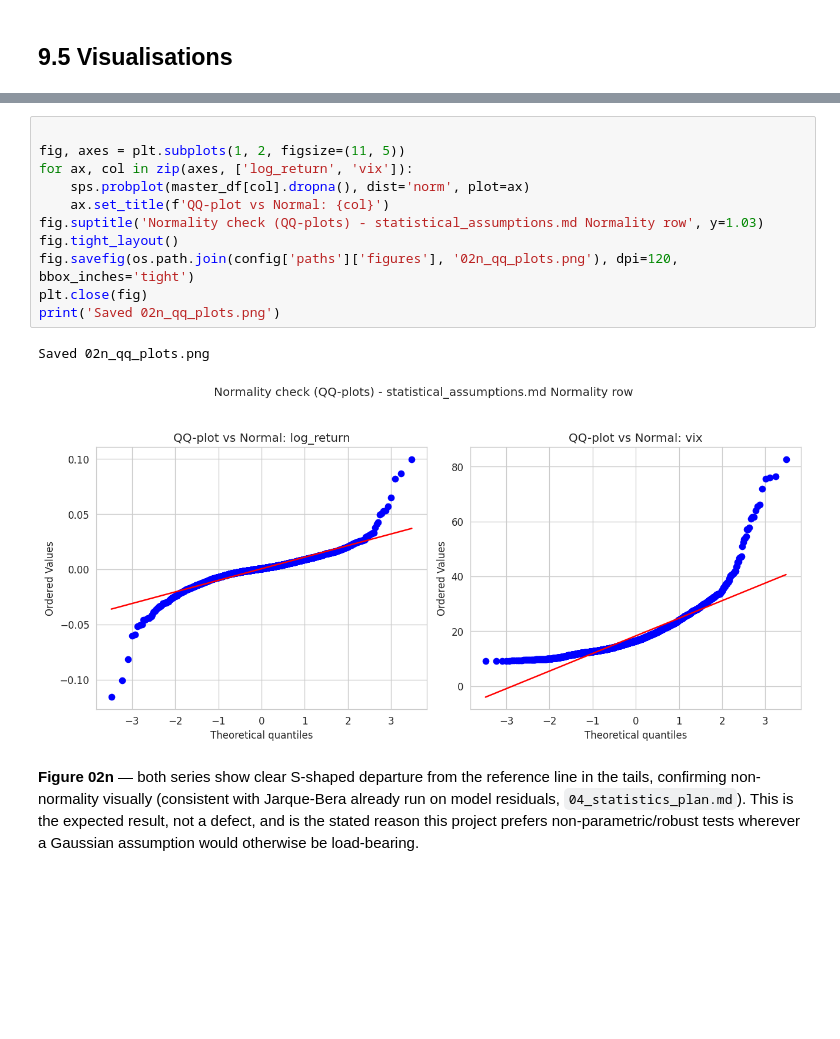
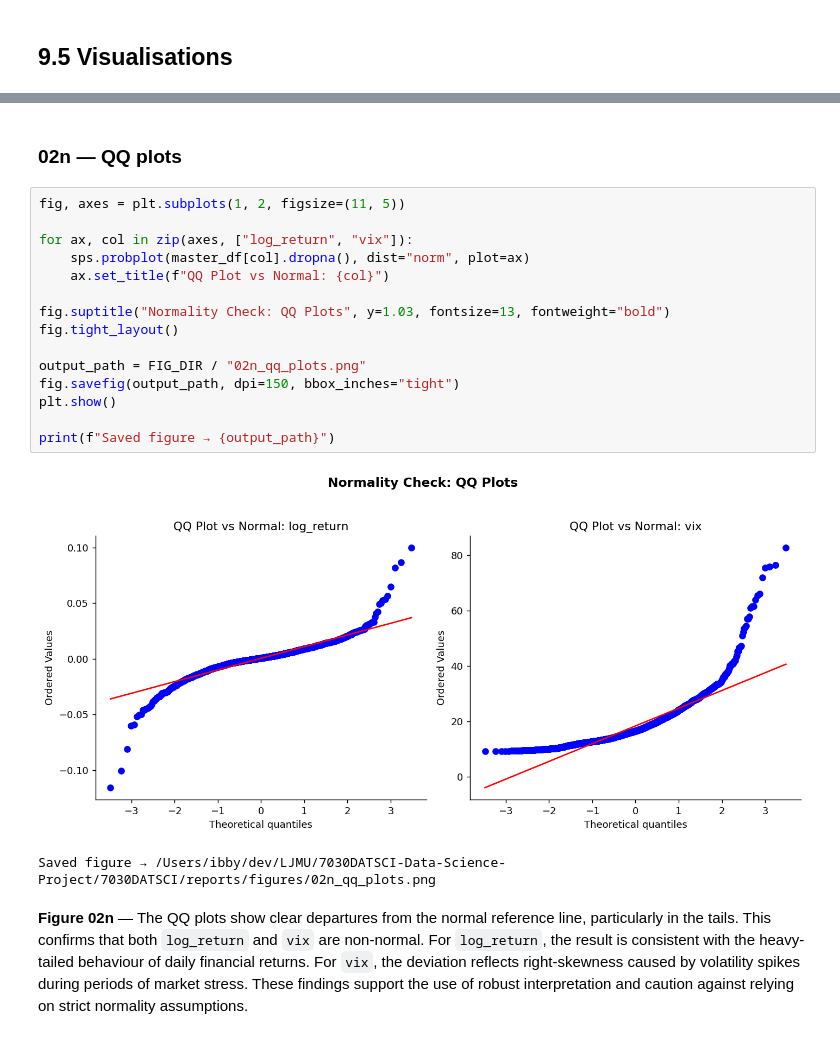
Before and after one commit to videnify/7030DATSCI, a Jupyter notebook: notebooks/02_eda.ipynb, the cells around one changed output, grey strips where cells are left out. Cells and saved outputs as stored; diff of their text form; blank space fills up the shorter version.

```diff
--- a/notebooks/02_eda.ipynb
+++ b/notebooks/02_eda.ipynb
@@ -1593,16 +1846,22 @@ Saved 02m_descriptive_distributions.png
+# %% [markdown]
+### 02n — QQ plots
 # %%
+fig, axes = plt.subplots(1, 2, figsize=(11, 5))
 
-fig, axes = plt.subplots(1, 2, figsize=(11, 5))
-for ax, col in zip(axes, ['log_return', 'vix']):
-    sps.probplot(master_df[col].dropna(), dist='norm', plot=ax)
-    ax.set_title(f'QQ-plot vs Normal: {col}')
-fig.suptitle('Normality check (QQ-plots) - statistical_assumptions.md Normality row', y=1.03)
+for ax, col in zip(axes, ["log_return", "vix"]):
+    sps.probplot(master_df[col].dropna(), dist="norm", plot=ax)
+    ax.set_title(f"QQ Plot vs Normal: {col}")
+
+fig.suptitle("Normality Check: QQ Plots", y=1.03, fontsize=13, fontweight="bold")
 fig.tight_layout()
-fig.savefig(os.path.join(config['paths']['figures'], '02n_qq_plots.png'), dpi=120, bbox_inches='tight')
-plt.close(fig)
-print('Saved 02n_qq_plots.png')
+
+output_path = FIG_DIR / "02n_qq_plots.png"
+fig.savefig(output_path, dpi=150, bbox_inches="tight")
+plt.show()
+
+print(f"Saved figure → {output_path}")
 # %% [output]
+[figure, new version]
-Saved 02n_qq_plots.png
+Saved figure → /Users/ibby/dev/LJMU/7030DATSCI-Data-Science-Project/7030DATSCI/reports/figures/02n_qq_plots.png
-[figure, old version]
 # %% [markdown]
-**Figure 02n** — both series show clear S-shaped departure from the reference line in the tails, confirming non-normality visually (consistent with Jarque-Bera already run on model residuals, `04_statistics_plan.md`). This is the expected result, not a defect, and is the stated reason this project prefers non-parametric/robust tests wherever a Gaussian assumption would otherwise be load-bearing.
+**Figure 02n** — The QQ plots show clear departures from the normal reference line, particularly in the tails. This confirms that both `log_return` and `vix` are non-normal. For `log_return`, the result is consistent with the heavy-tailed behaviour of daily financial returns. For `vix`, the deviation reflects right-skewness caused by volatility spikes during periods of market stress. These findings support the use of robust interpretation and caution against relying on strict normality assumptions.
```
Also changed, not shown: parts of 38 cells of this notebook, 52 other files.
